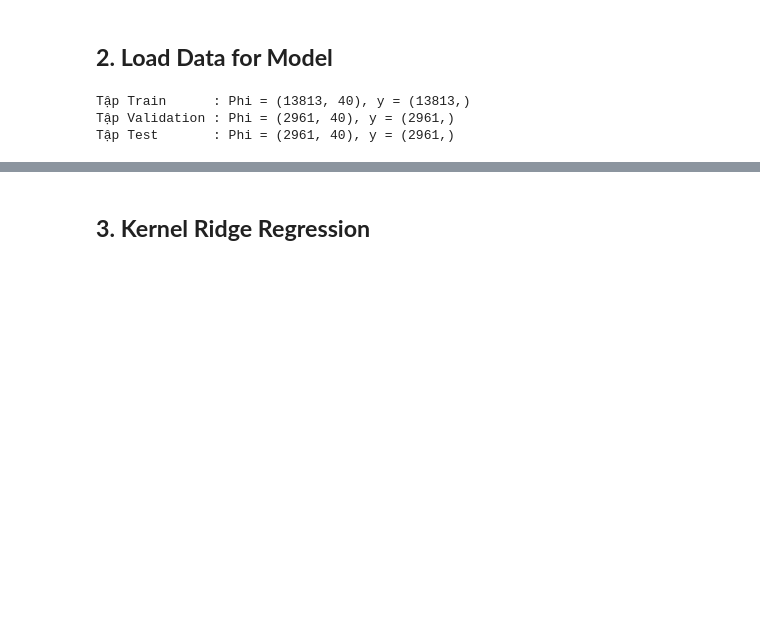
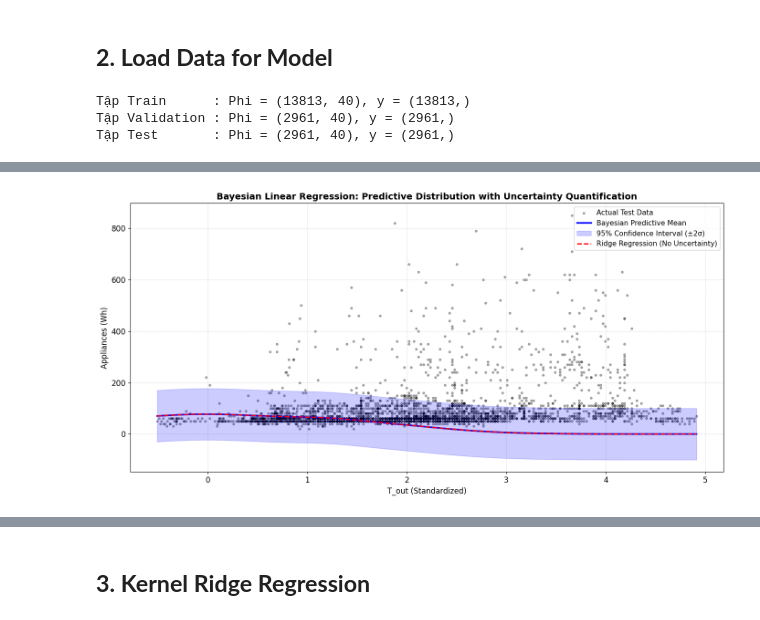
Before and after one commit to ThanhChuong12/Supervised-Learning-Regression-Classification, a Jupyter notebook: code/Part1_Regression/03_advanced_bonus_experiments.ipynb, the cells around one changed output, grey strips where cells are left out. Cells and saved outputs as stored; diff of their text form; code cells hidden in the pictures; blank space fills up the shorter version.

Commit message:
add hoi quy bayesian

```diff
--- a/code/Part1_Regression/03_advanced_bonus_experiments.ipynb
+++ b/code/Part1_Regression/03_advanced_bonus_experiments.ipynb
@@ -101,0 +373,17 @@ Tập Test       : Phi = (2961, 40), y = (2961,)
+# %%
+# Evaluate Bayesian predictions
+bayesian_metrics = metrics(y_test, f_star)
+bayesian_mse = mse(y_test, f_star)
+
+# Train Ridge Regression for comparison
+w_ridge = fit_ridge(Phi_train_rbf, y_train, lam=alpha/beta, bias_is_first=False)
+pred_ridge = Phi_test_rbf @ w_ridge
+ridge_metrics = metrics(y_test, pred_ridge)
+ridge_mse = mse(y_test, pred_ridge)
+
+print("MODEL COMPARISON: BAYESIAN vs RIDGE REGRESSION")
+print("=" * 90)
+print(f"{'Model':<30} | {'MSE':<12} | {'RMSE':<12} | {'MAE':<12} | {'R²':<12}")
+print("-" * 90)
+print(f"{'Bayesian Linear Regression':<30} | {bayesian_mse:<12.4f} | {bayesian_metrics['RMSE']:<12.4f} | {bayesian_metrics['MAE']:<12.4f} | {bayesian_metrics['R2']:<12.4f}")
+print(f"{'Ridge Regression (Baseline)':<30} | {ridge_mse:<12.4f} | {ridge_metrics['RMSE']:<12.4f} | {ridge_metrics['MAE']:<12.4f} | {ridge_metrics['R2']:<12.4f}")
@@ -101,0 +430,39 @@ Tập Test       : Phi = (2961, 40), y = (2961,)
+# %%
+# Sort by x-axis for smooth plotting
+sort_idx = np.argsort(x_test_1d)
+x_sorted = x_test_1d[sort_idx]
+y_sorted = y_test[sort_idx]
+f_sorted = f_star[sort_idx]
+sigma_sorted = sigma_N[sort_idx]
+
+# Create figure
+fig, ax = plt.subplots(1, 1, figsize=(14, 7))
+
+# Plot actual data points
+ax.scatter(x_sorted, y_sorted, color='black', alpha=0.3, s=10, label='Actual Test Data', zorder=1)
+
+# Plot predictive mean
+ax.plot(x_sorted, f_sorted, color='blue', linewidth=2.5, label='Bayesian Predictive Mean', zorder=3)
+
+# Plot 95% confidence interval (±2σ)
+ax.fill_between(x_sorted,
+                f_sorted - 2 * sigma_sorted,
+                f_sorted + 2 * sigma_sorted,
+                color='blue', alpha=0.2, label='95% Confidence Interval (±2σ)', zorder=2)
+
+# Plot Ridge regression for comparison
+pred_ridge_sorted = pred_ridge[sort_idx]
+ax.plot(x_sorted, pred_ridge_sorted, color='red', linewidth=2, linestyle='--',
+        label='Ridge Regression (No Uncertainty)', zorder=3)
+
+ax.set_xlabel(f'{X_train_raw.columns[feature_idx]} (Standardized)', fontsize=12)
+ax.set_ylabel('Appliances (Wh)', fontsize=12)
+ax.set_title('Bayesian Linear Regression: Predictive Distribution with Uncertainty Quantification',
+             fontsize=14, fontweight='bold')
+ax.legend(fontsize=11, loc='upper right')
+ax.grid(True, linestyle='--', alpha=0.4)
+
+plt.tight_layout()
+plt.show()
+# %% [output]
+[figure, added]
```
Also changed, not shown: parts of 30 cells of this notebook, 1 other file.
